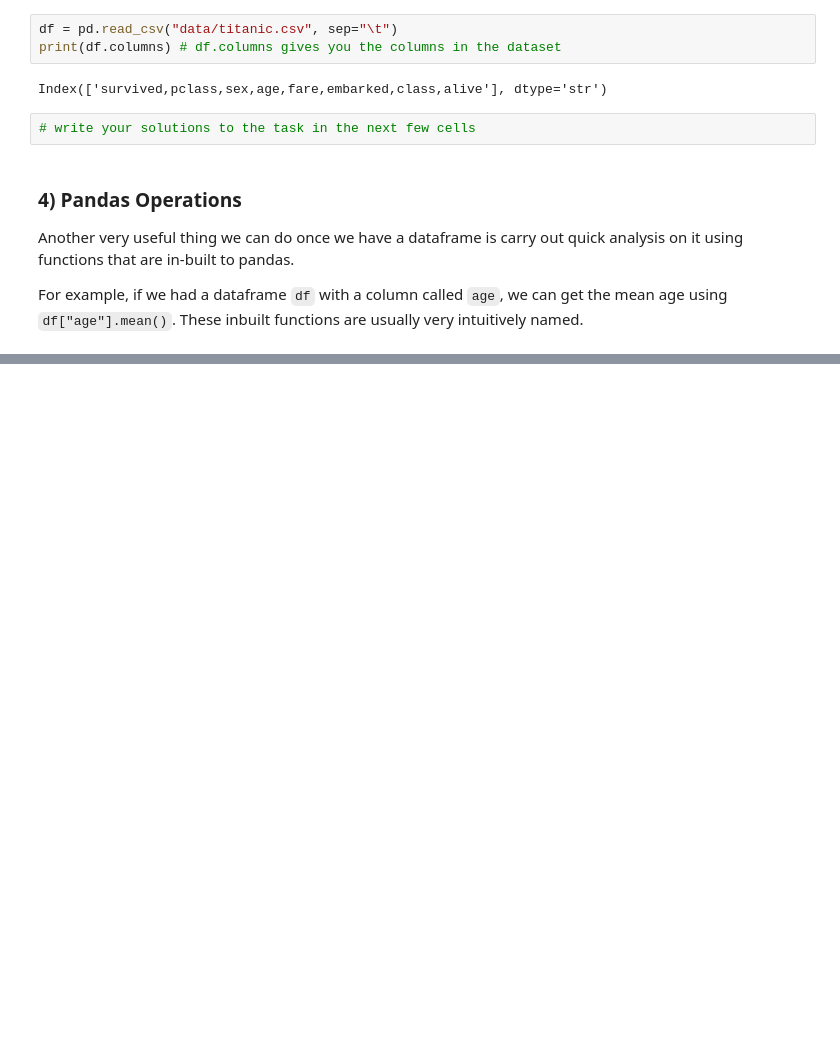
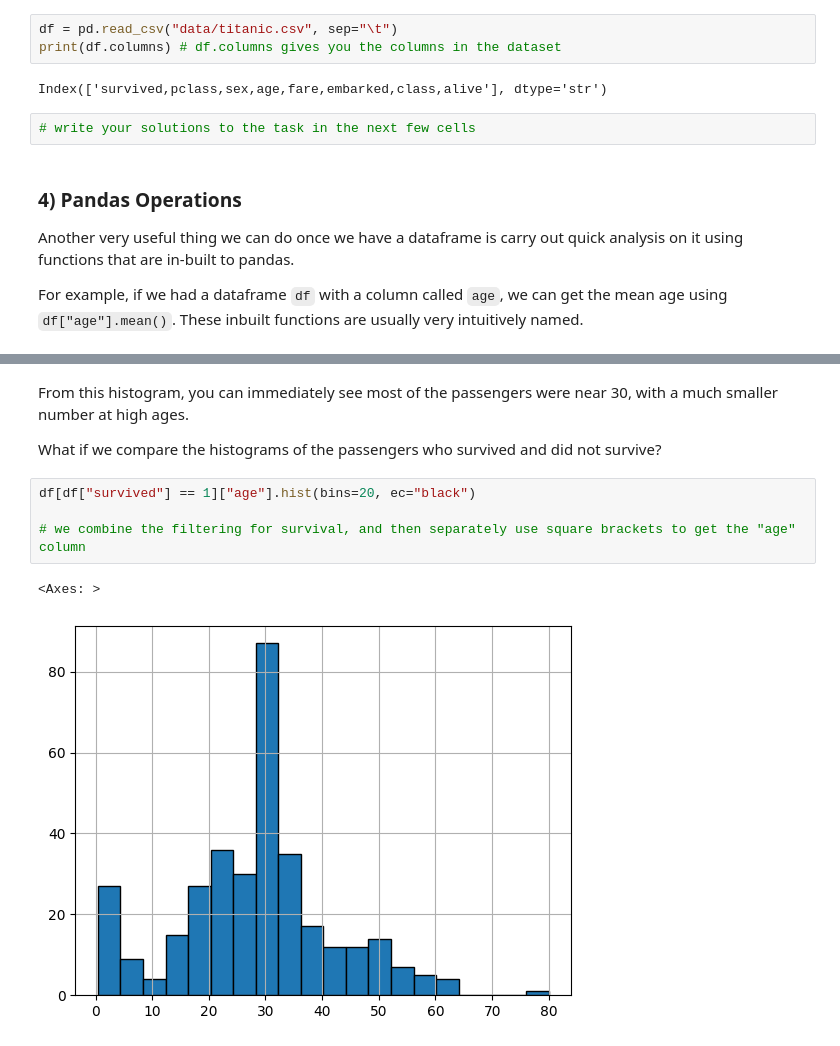
Before and after one commit to griffinfarrow/ML_for_Biomarker_Discovery, a Jupyter notebook: practical_exercises.ipynb, the cells around one changed output, grey strips where cells are left out. Drawn from its saved outputs; the diff is of its cells as text; blank space fills up the shorter version.

```diff
--- a/practical_exercises.ipynb
+++ b/practical_exercises.ipynb
@@ -412,0 +475,11 @@ Here are some e
+# %% [markdown]
+From this histogram, you can immediately see most of the passengers were near 30, with a much smaller number at high ages.
+
+What if we compare the histograms of the passengers who survived and did not survive?
+# %%
+df[df["survived"] == 1]["age"].hist(bins=20, ec="black")
+
+# we combine the filtering for survival, and then separately use square brackets to get the "age" column
+# %% [output]
+<Axes: >
+[figure, added]
```
Also changed, not shown: parts of 20 cells of this notebook.
